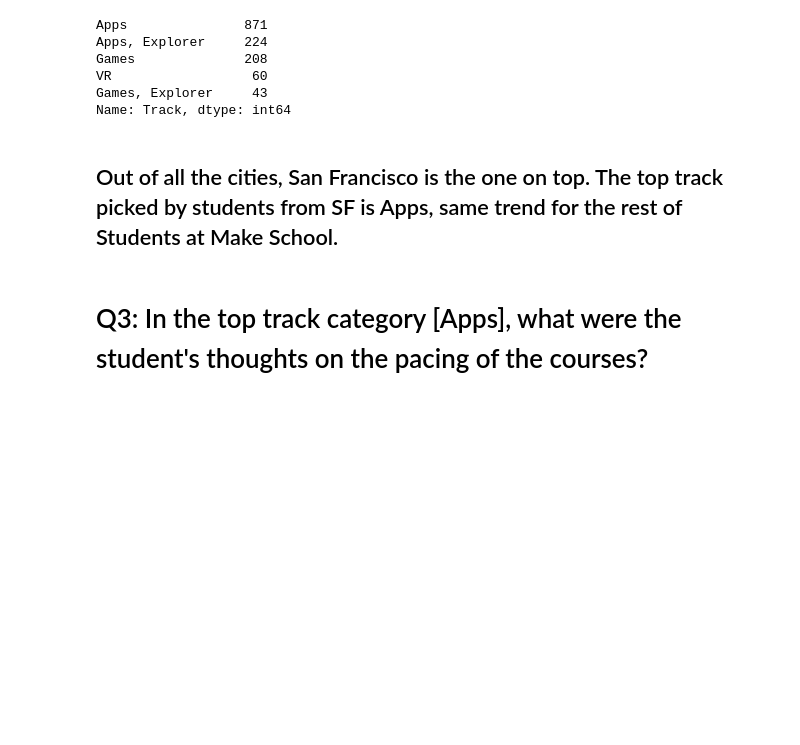
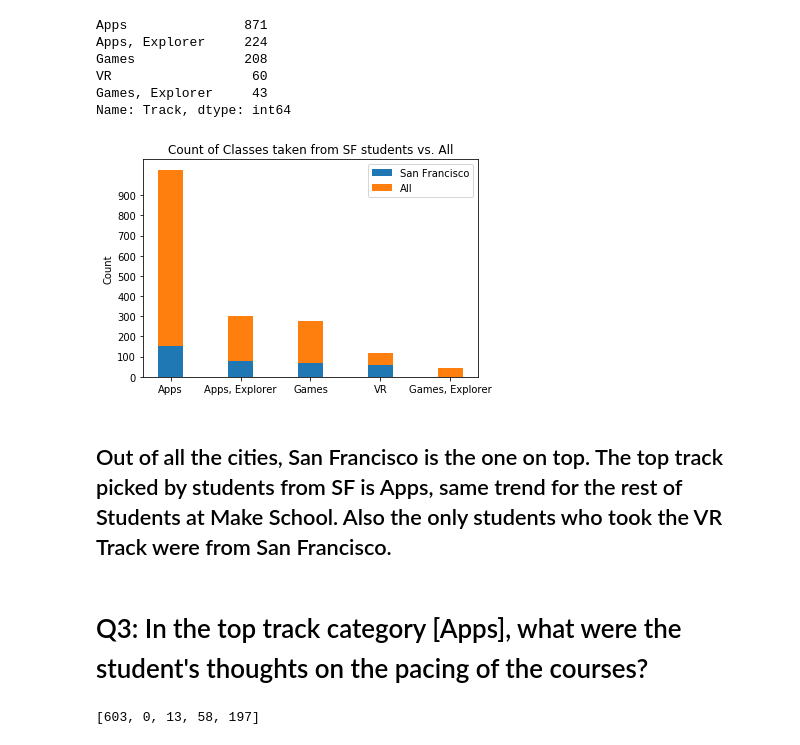
Before and after one commit to jon-infante/NPS_project, a Jupyter notebook: MidProject.ipynb, the cells around one changed output. Saved outputs shown, nothing was run; the diff lists cells and outputs as text; code cells hidden in the pictures; blank space fills up the shorter version.

```diff
--- a/MidProject.ipynb
+++ b/MidProject.ipynb
@@ -123,7 +156,51 @@ Games              208
 VR                  60
 Games, Explorer     43
 Name: Track, dtype: int64
+# %%
+N = 5
+sf_classes = (155, 77, 68, 60, 0)
+all_classes = (871, 224, 208, 60, 43)
+ind = np.arange(N)    # the x locations for the groups
+width = 0.35       # the width of the bars: can also be len(x) sequence
+
+p1 = plt.bar(ind, sf_classes, width)
+p2 = plt.bar(ind, all_classes, width,
+             bottom=sf_classes)
+
+plt.ylabel('Count')
+plt.title('Count of Classes taken from SF students vs. All')
+plt.xticks(ind, ('Apps', 'Apps, Explorer', 'Games', 'VR', 'Games, Explorer'))
+plt.yticks(np.arange(0, 1000, 100))
+plt.legend((p1[0], p2[0]), ('San Francisco', 'All'))
+
+plt.show()
+# %% [output]
+[figure, added]
 # %% [markdown]
-## Out of all the cities, San Francisco is the one on top. The top track picked by students from SF is Apps, same trend for the rest of Students at Make School.
+## Out of all the cities, San Francisco is the one on top. The top track picked by students from SF is Apps, same trend for the rest of Students at Make School. Also the only students who took the VR Track were from San Francisco.
 # %% [markdown]
 # Q3: In the top track category [Apps], what were the student's thoughts on the pacing of the courses?
+# %%
+def apps_pacing():
+    pacing = df[df['Track'] == 'Apps']['Pacing']
+    just_right, too_slow, too_fast, little_slow, little_fast = 0, 0, 0, 0, 0
+    for pace in pacing:
+        # dealing with NaN values
+        try:
+            pacing = str(pacing)
+        except ValueError:
+            break
+        if pace == 'Just right':
+            just_right +=1
+        elif pace == 'Way too slow':
+            too_slow += 1
+        elif pace == 'Way too fast':
+            too_fast += 1
+        elif pace == 'A little too slow':
+            little_slow += 1
+        else:
+            little_fast += 1
+    return [just_right, too_slow, too_fast, little_slow, little_fast]
+apps_pacing()
+# %% [output]
+[603, 0, 13, 58, 197]
```
Also changed, not shown: parts of 12 cells of this notebook.
